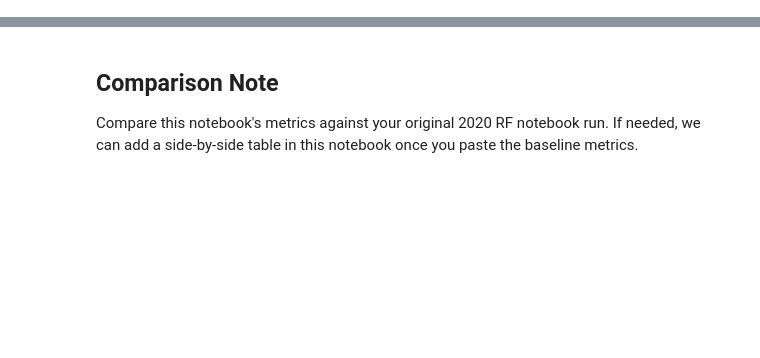
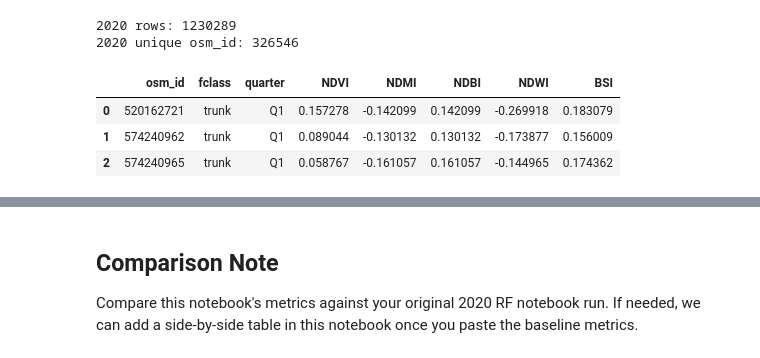
Before and after one commit to tsl-imperial/Sentinel-FYP, a Jupyter notebook: notebooks/testlayer1.ipynb, the cells around one changed output, grey strips where cells are left out. Cells and saved outputs as stored; diff of their text form; code cells hidden in the pictures; blank space fills up the shorter version.

```diff
--- a/notebooks/testlayer1.ipynb
+++ b/notebooks/testlayer1.ipynb
@@ -122,0 +42,28 @@ Name: count, dtype: int64
+# %%
+if not S2_2020_DIR.exists():
+    raise FileNotFoundError(f"Missing directory: {S2_2020_DIR}")
+
+parquet_files = sorted(S2_2020_DIR.glob("*.parquet"))
+if not parquet_files:
+    raise FileNotFoundError(f"No parquet files found in {S2_2020_DIR}")
+
+# Keep behaviour stable with project convention: first file per year
+s2_2020 = pd.read_parquet(parquet_files[0]).copy()
+s2_2020["osm_id"] = s2_2020["osm_id"].astype(str).str.replace(r"\.0$", "", regex=True).str.strip()
+
+idx_cols = ["NDVI", "NDMI", "NDBI", "NDWI", "BSI"]
+for c in idx_cols:
+    s2_2020[c] = pd.to_numeric(s2_2020[c], errors="coerce")
+
+s2_2020 = s2_2020.dropna(subset=idx_cols, how="all").copy()
+
+print("2020 rows:", len(s2_2020))
+print("2020 unique osm_id:", s2_2020["osm_id"].nunique())
+s2_2020.head(3)
+# %% [output]
+2020 rows: 1230289
+2020 unique osm_id: 326546
+|  | osm_id | fclass | quarter | NDVI | NDMI | NDBI | NDWI | BSI |
+| 0 | 520162721 | trunk | Q1 | 0.157278 | -0.142099 | 0.142099 | -0.269918 | 0.183079 |
+| 1 | 574240962 | trunk | Q1 | 0.089044 | -0.130132 | 0.130132 | -0.173877 | 0.156009 |
+| 2 | 574240965 | trunk | Q1 | 0.058767 | -0.161057 | 0.161057 | -0.144965 | 0.174362 |
```
Also changed, not shown: parts of 14 cells of this notebook, 2 other files.
